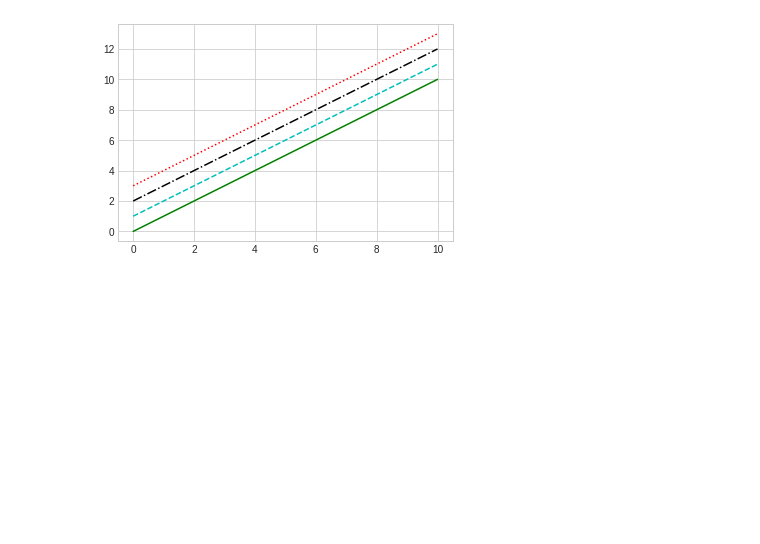
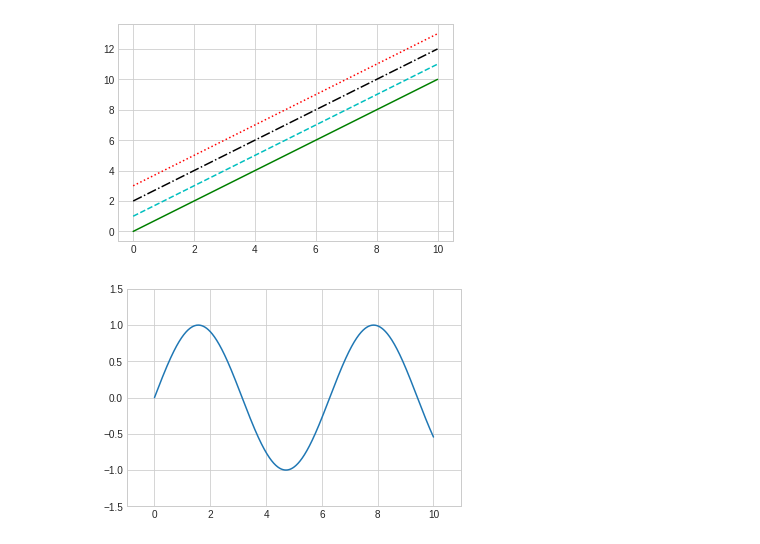
Before and after one commit to Dnishkala/internship, a Jupyter notebook: ml3.ipynb, the cells around one changed output. Saved outputs shown, nothing was run; the diff lists cells and outputs as text; code cells hidden in the pictures; blank space fills up the shorter version.

```diff
--- a/ml3.ipynb
+++ b/ml3.ipynb
@@ -117,3 +117,8 @@ plt.plot(x, x + 2, '-.k')
 plt.plot(x, x + 3, ':r');
 # %% [output]
 [figure]
+# %%
+plt.plot(x, np.sin(x))
+plt.axis([-1, 11, -1.5, 1.5]);
+# %% [output]
+[figure, added]
```
Also changed, not shown: parts of 21 cells of this notebook.
